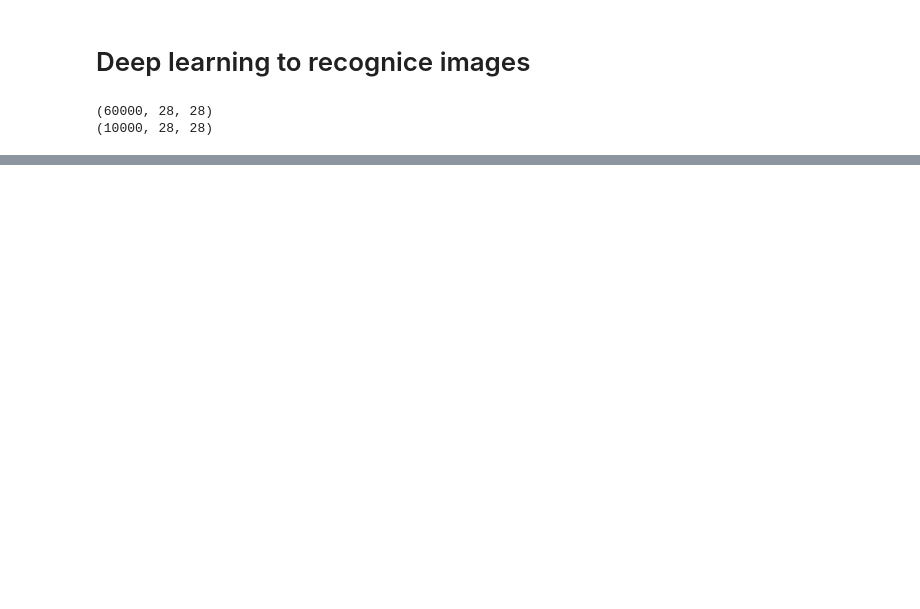
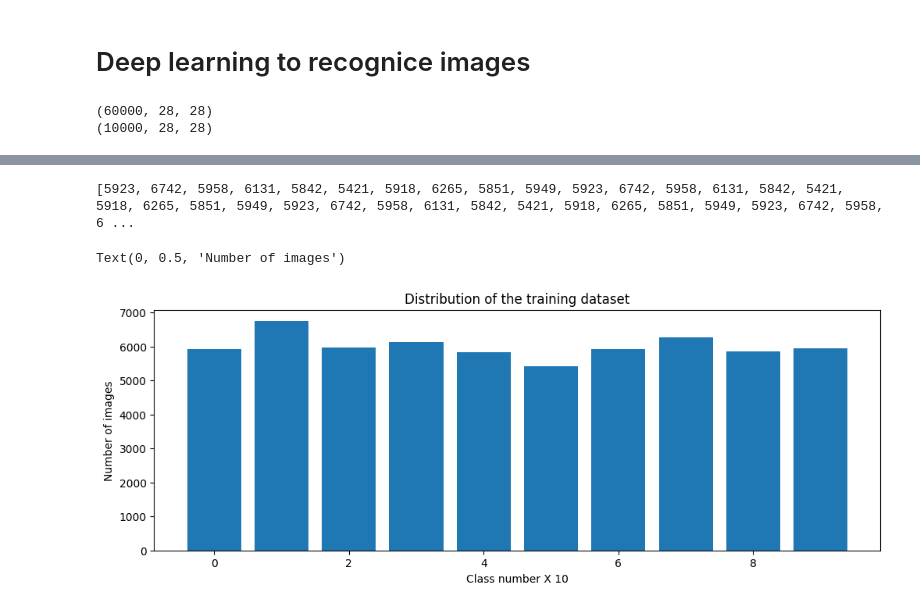
Before and after one commit to OmarGudi/Proyect_Thesis, a Jupyter notebook: Detect_Lines/MNIST/MNIST.ipynb, the cells around one changed output, grey strips where cells are left out. Cells and saved outputs as stored; diff of their text form; code cells hidden in the pictures; blank space fills up the shorter version.

```diff
--- a/Detect_Lines/MNIST/MNIST.ipynb
+++ b/Detect_Lines/MNIST/MNIST.ipynb
@@ -42,0 +45,11 @@ for index_i in range(cols):
+# %%
+print(num_of_samples)
+plt.figure(figsize=(12,4))
+plt.bar(range(0,num_classes), num_of_samples[:10])
+plt.title("Distribution of the training dataset")
+plt.xlabel("Class number X 10")
+plt.ylabel("Number of images")
+# %% [output]
+[5923, 6742, 5958, 6131, 5842, 5421, 5918, 6265, 5851, 5949, 5923, 6742, 5958, 6131, 5842, 5421, 5918, 6265, 5851, 5949, 5923, 6742, 5958, 6131, 5842, 5421, 5918, 6265, 5851, 5949, 5923, 6742, 5958, 6 ...
+Text(0, 0.5, 'Number of images')
+[figure, added]
```
Also changed, not shown: parts of 14 cells of this notebook, 1 other file.
